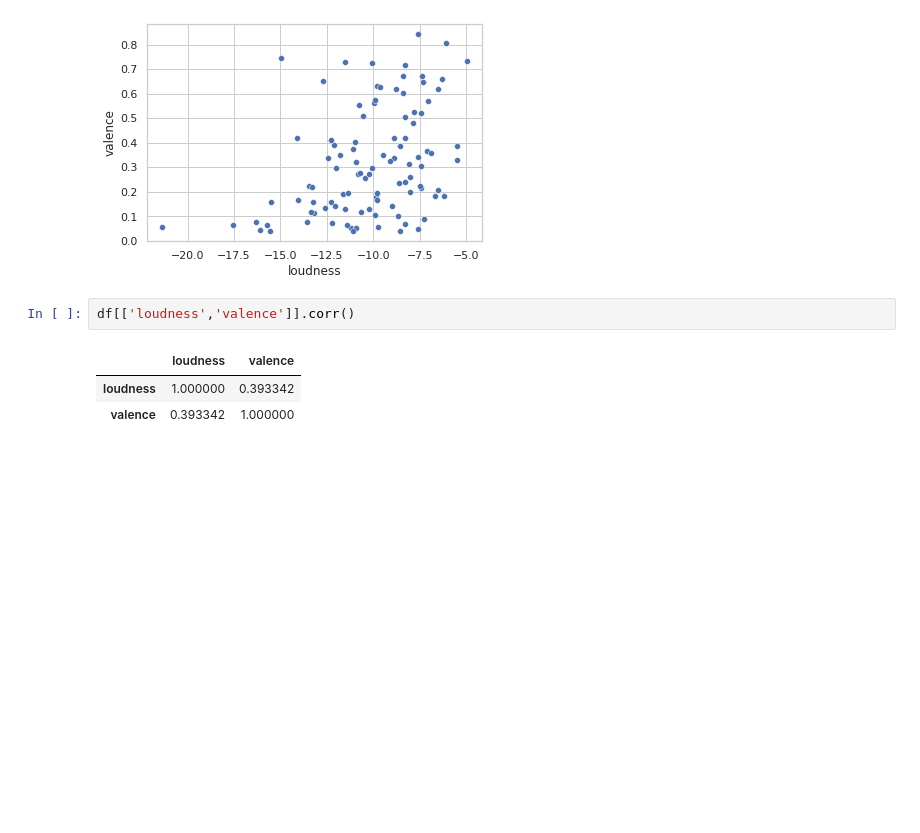
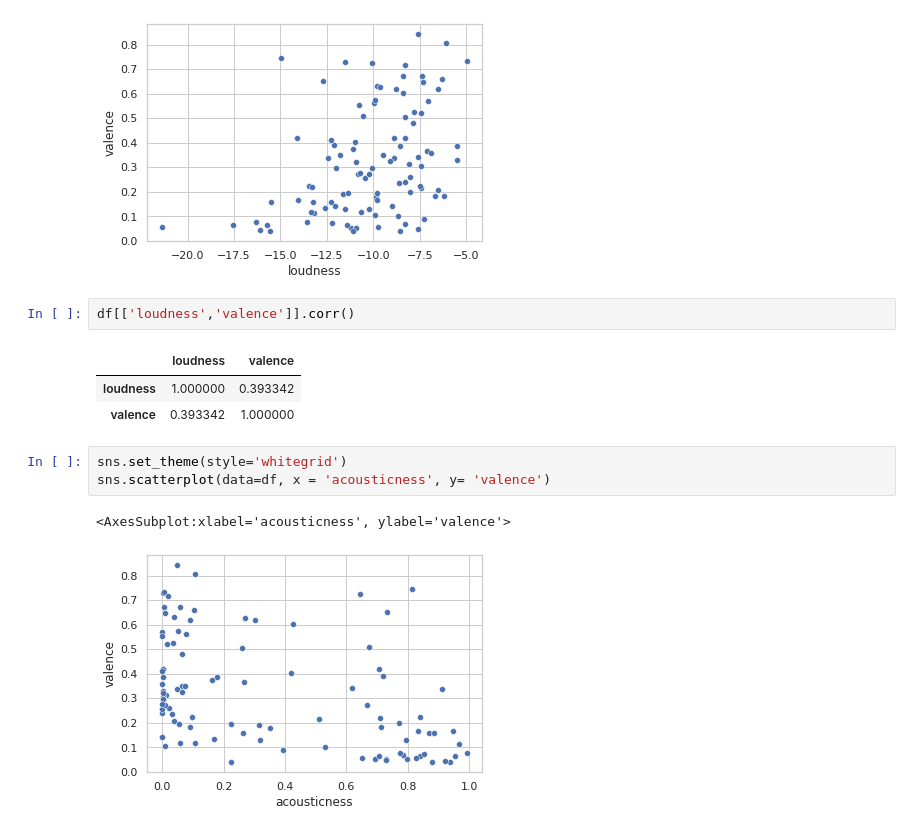
Before and after one commit to RamonPuon/Spotipy-Valence-Analysis, a Jupyter notebook: Radiohead.ipynb, the cells around one changed output. Cells and saved outputs as stored; diff of their text form; blank space fills up the shorter version.

Commit message:
acousticness

```diff
--- a/Radiohead.ipynb
+++ b/Radiohead.ipynb
@@ -146,3 +146,9 @@ df[['loudness','valence']].corr()
 |  | loudness | valence |
 | loudness | 1.000000 | 0.393342 |
 | valence | 0.393342 | 1.000000 |
+# %%
+sns.set_theme(style='whitegrid')
+sns.scatterplot(data=df, x = 'acousticness', y= 'valence')
+# %% [output]
+<AxesSubplot:xlabel='acousticness', ylabel='valence'>
+[figure, added]
```
Also changed, not shown: parts of 3 cells of this notebook.
